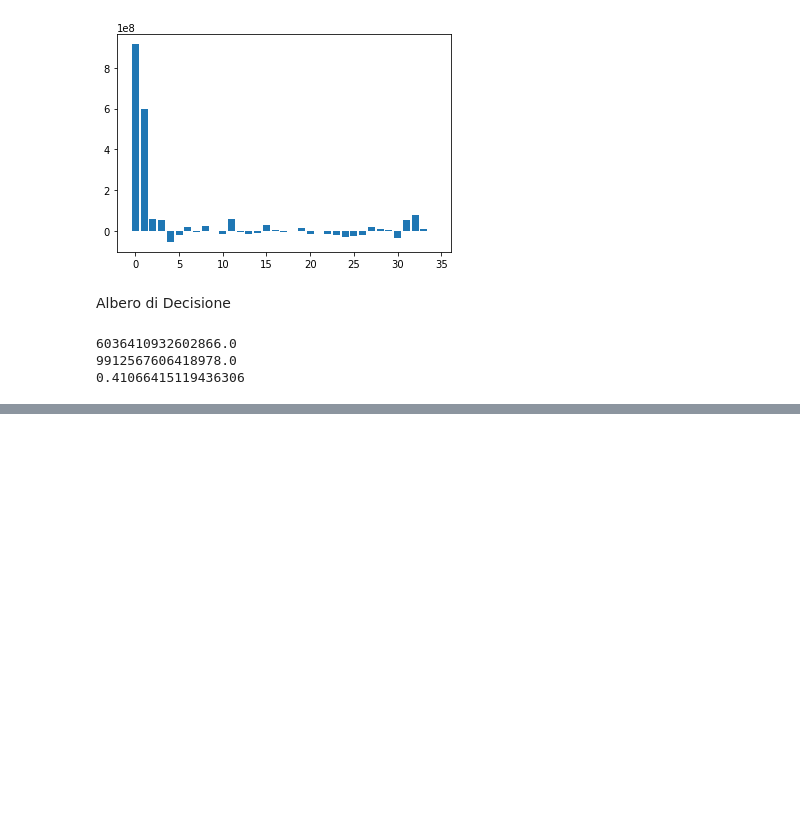
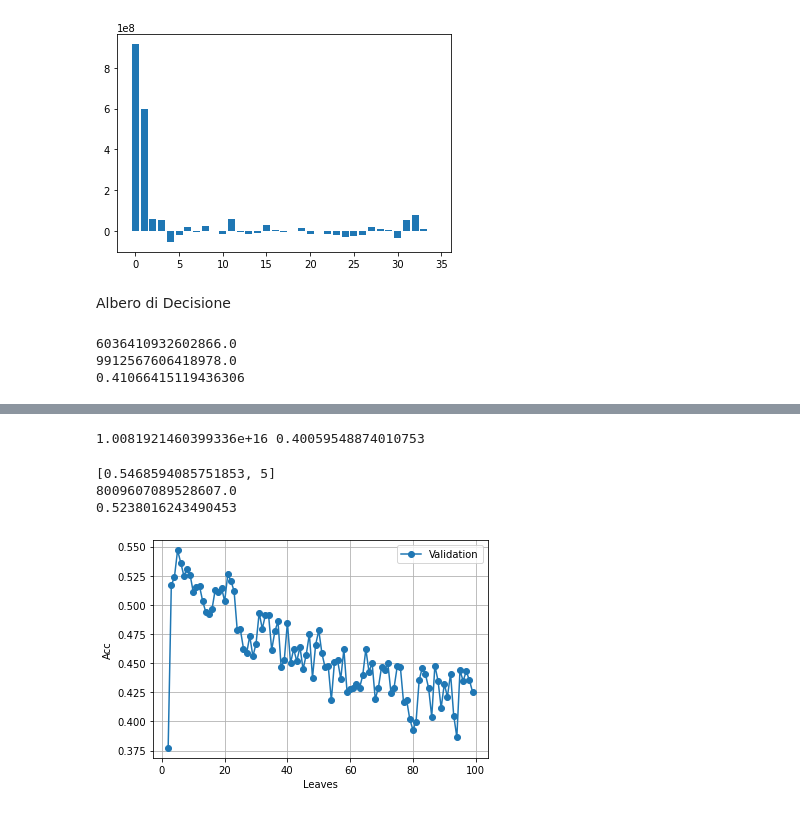
Before and after one commit to giacomobais/Data-WebMining, a Jupyter notebook: Progetto.ipynb, the cells around one changed output, grey strips where cells are left out. Drawn from its saved outputs; the diff is of its cells as text; code cells hidden in the pictures; blank space fills up the shorter version.

```diff
--- a/Progetto.ipynb
+++ b/Progetto.ipynb
@@ -1394,0 +1395,73 @@ Feature: 34, Score: 0.02427
+# %%
+#approfondire importance
+accuraces = []
+for min_imp in np.arange(0, 0.5, 0.01):
+    sel_features = []
+    for i, x in enumerate(importance):
+        if(x >min_imp):
+            sel_features.append(i)
+
+    x = dataset_mat[:,sel_features]
+    y = dataset_mat[:,35]
+    x_train_80, x_test, y_train_80, y_test = train_test_split(x, y, test_size=0.20, random_state=42)
+    x_train, x_valid, y_train, y_valid = train_test_split(x_train_80, y_train_80, test_size=0.25, random_state=42)
+    dt = tree.DecisionTreeRegressor(max_leaf_nodes=int(best_k))
+    dt.fit(x_train,y_train)
+    y_pred = dt.predict(x_valid)
+    test_acc = mean_squared_error(y_true=y_valid, y_pred=dt.predict(x_valid))
+    accuraces.append((dt.score(x_valid, y_valid), sel_features))
+
+best_features = max(accuraces)[1]
+x = dataset_mat[:,best_features]
+x_train, x_test, y_train, y_test = train_test_split(x, y, test_size=0.20, random_state=42)
+dt = tree.DecisionTreeRegressor(max_leaf_nodes=int(best_k))
+dt.fit(x_train, y_train)
+y_pred = dt.predict(x_test)
+test_acc = mean_squared_error(y_true=y_test, y_pred=dt.predict(x_test))
+print(test_acc, dt.score(x_test, y_test))
+# %% [output]
+1.0081921460399336e+16 0.40059548874010753
+# %%
+x = dataset_mat[:,:35]
+y = dataset_mat[:,35]
+x_train_80, x_test, y_train_80, y_test = train_test_split(x, y, test_size=0.20, random_state=42)
+train_mse=[]
+valid_acc= []
+R_square = []
+for k in range(2,100):
+    dt = tree.DecisionTreeRegressor(max_leaf_nodes=k)
+    scores = cross_val_score(dt, x_train_80, y_train_80,
+                         cv=5,
+                         verbose = 0)
+    valid_acc_score = scores.mean()
+    valid_acc.append([valid_acc_score, k])
+print(max(valid_acc))
+valid_acc = np.array(valid_acc)
+
+fig, ax = plt.subplots()
+ax.plot(valid_acc[:,1], valid_acc[:,0], "o-", label="Validation")
+
+ax.set_ylabel("Acc")
+ax.set_xlabel("Leaves")
+ax.grid()
+ax.legend()
+
+
+max_acc = 0
+best_k = 0
+for acc, k in valid_acc:
+    if(max_acc < acc):
+        best_k = k
+        max_acc = acc
+
+dt = tree.DecisionTreeRegressor(max_leaf_nodes=int(best_k))
+dt.fit(x_train_80,y_train_80)
+y_pred = dt.predict(x_test)
+test_acc = mean_squared_error(y_true=y_test, y_pred=dt.predict(x_test))
+print(test_acc)
+print(dt.score(x_test, y_test))
+# %% [output]
+[0.5468594085751853, 5]
+8009607089528607.0
+0.5238016243490453
+[figure, added]
```
Also changed, not shown: parts of 5 cells of this notebook.
